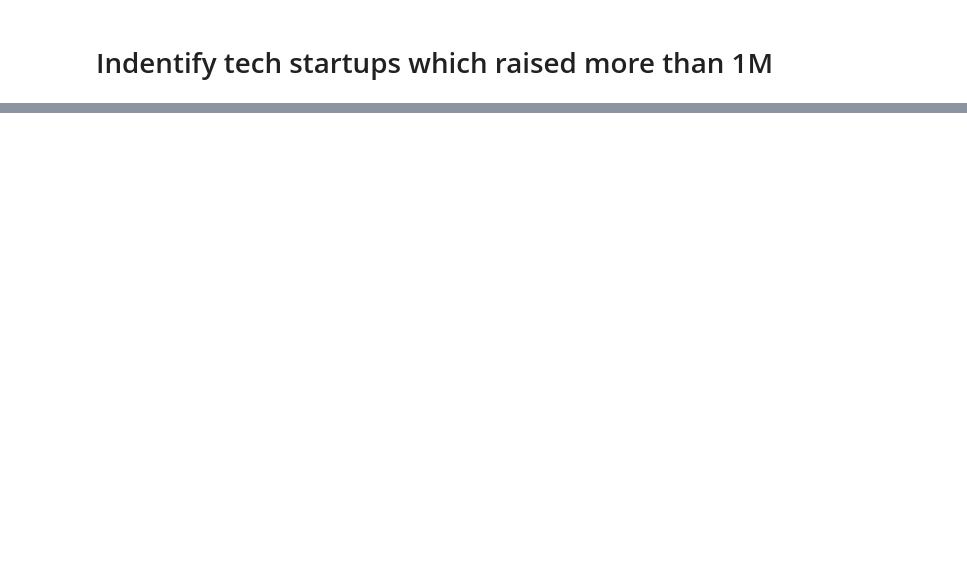
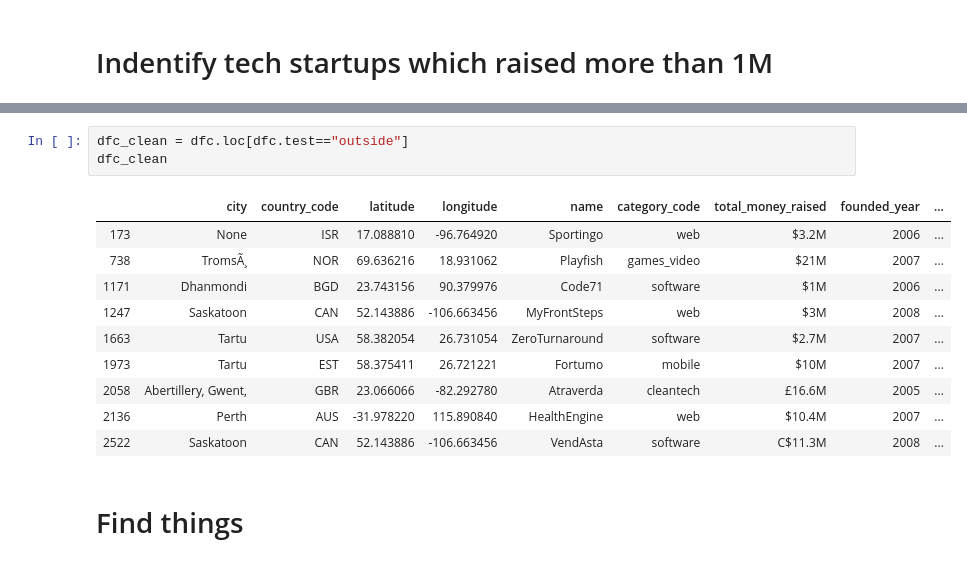
Before and after one commit to diego-florez/Mongo-Project, a Jupyter notebook: calcs.ipynb, the cells around one changed output, grey strips where cells are left out. Drawn from its saved outputs; the diff is of its cells as text; blank space fills up the shorter version.

```diff
--- a/calcs.ipynb
+++ b/calcs.ipynb
@@ -117,0 +177,16 @@ Name: city, Length: 995, dtype: int64
+# %%
+dfc_clean = dfc.loc[dfc.test=="outside"]
+dfc_clean
+# %% [output]
+|  | city | country_code | latitude | longitude | name | category_code | total_money_raised | founded_year | ... |
+| 173 | None | ISR | 17.088810 | -96.764920 | Sportingo | web | $3.2M | 2006 | ... |
+| 738 | TromsÃ¸ | NOR | 69.636216 | 18.931062 | Playfish | games_video | $21M | 2007 | ... |
+| 1171 | Dhanmondi | BGD | 23.743156 | 90.379976 | Code71 | software | $1M | 2006 | ... |
+| 1247 | Saskatoon | CAN | 52.143886 | -106.663456 | MyFrontSteps | web | $3M | 2008 | ... |
+| 1663 | Tartu | USA | 58.382054 | 26.731054 | ZeroTurnaround | software | $2.7M | 2007 | ... |
+| 1973 | Tartu | EST | 58.375411 | 26.721221 | Fortumo | mobile | $10M | 2007 | ... |
+| 2058 | Abertillery, Gwent, | GBR | 23.066066 | -82.292780 | Atraverda | cleantech | £16.6M | 2005 | ... |
+| 2136 | Perth | AUS | -31.978220 | 115.890840 | HealthEngine | web | $10.4M | 2007 | ... |
+| 2522 | Saskatoon | CAN | 52.143886 | -106.663456 | VendAsta | software | C$11.3M | 2008 | ... |
+# %% [markdown]
+# Find things
```
Also changed, not shown: parts of 35 cells of this notebook.
